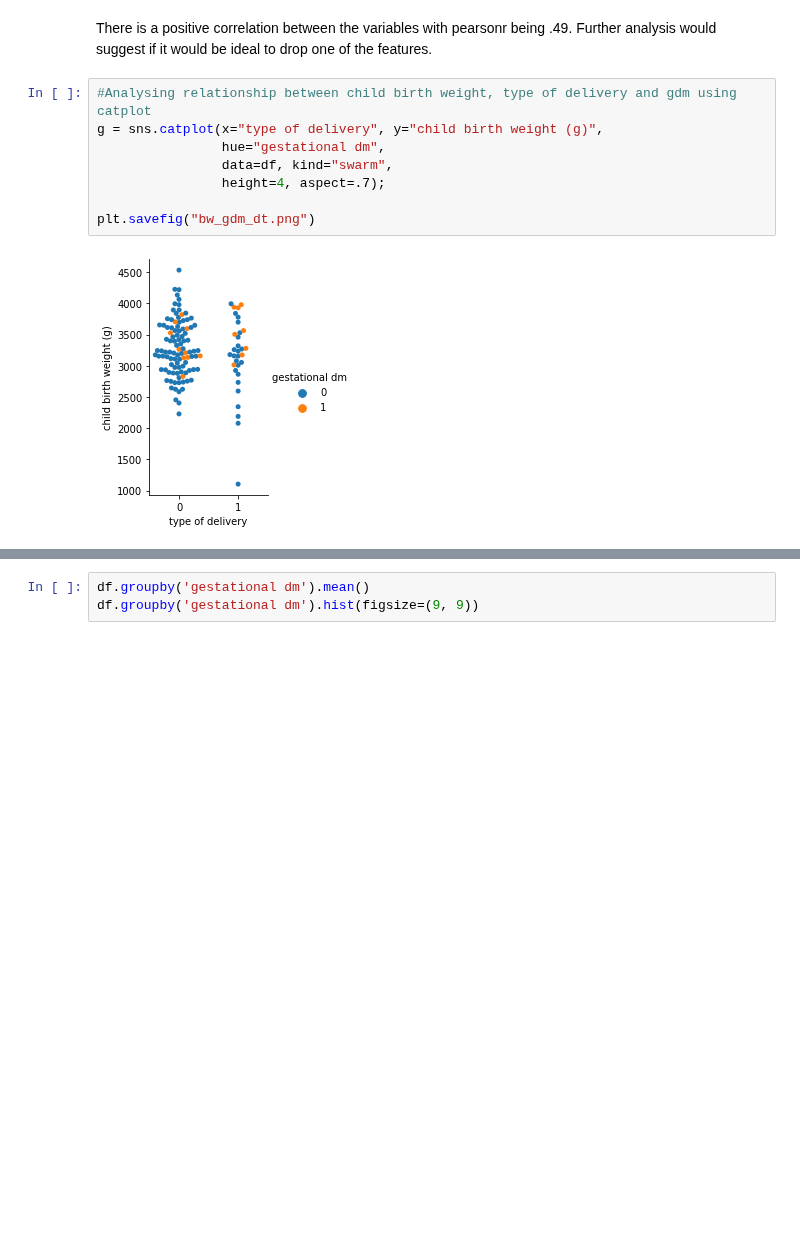
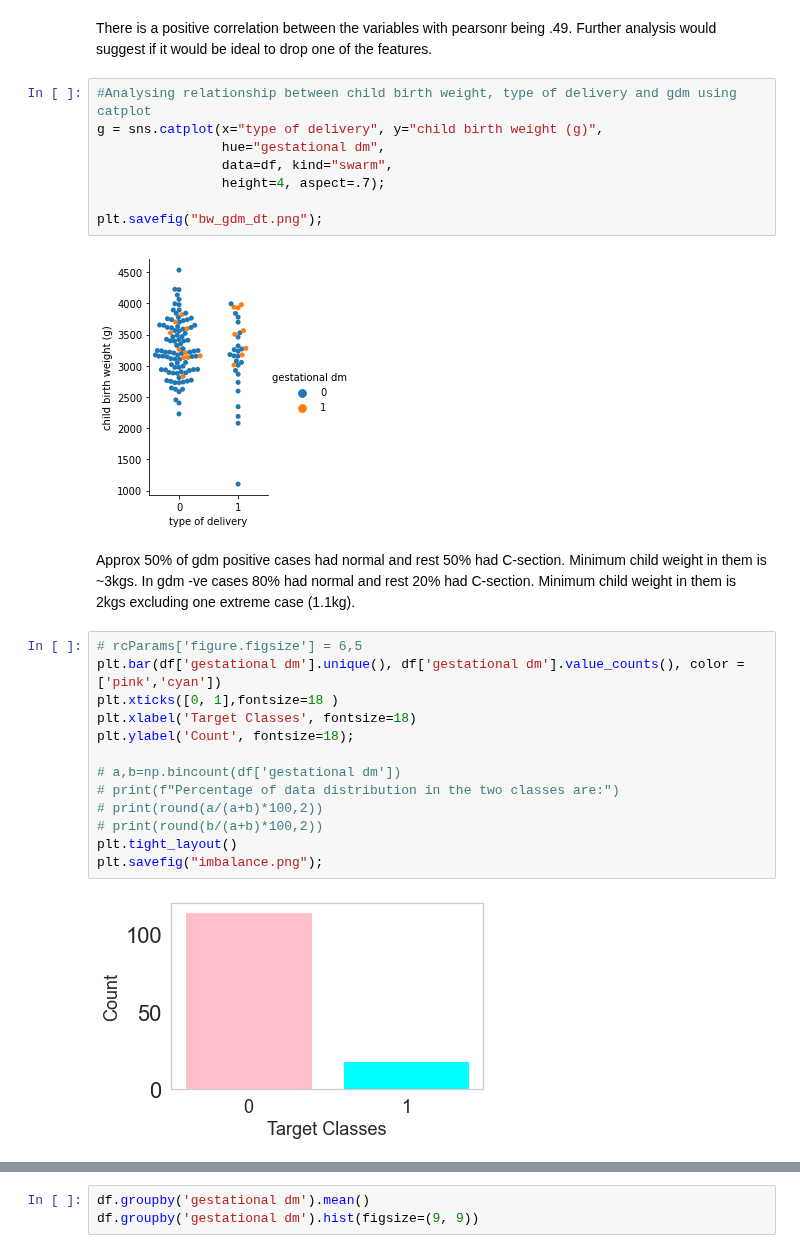
Before and after one commit to Harmeet2504/Insight_Health, a Jupyter notebook: notebooks/EDA.ipynb, the cells around one changed output, grey strips where cells are left out. Drawn from its saved outputs; the diff is of its cells as text; blank space fills up the shorter version.

```diff
--- a/notebooks/EDA.ipynb
+++ b/notebooks/EDA.ipynb
@@ -176,6 +175,23 @@ g = sns.catplot(x="type of delivery", y="child birth weight (g)",
                 data=df, kind="swarm",
                 height=4, aspect=.7);
 
-plt.savefig("bw_gdm_dt.png")
+plt.savefig("bw_gdm_dt.png");
 # %% [output]
 [figure]
+# %% [markdown]
+Approx 50% of gdm positive cases had normal and rest 50% had C-section. Minimum child weight in  them is ~3kgs. In gdm -ve cases 80% had normal and rest 20% had C-section. Minimum child weight in  them is 2kgs excluding one extreme case (1.1kg).
+# %%
+# rcParams['figure.figsize'] = 6,5
+plt.bar(df['gestational dm'].unique(), df['gestational dm'].value_counts(), color = ['pink','cyan'])
+plt.xticks([0, 1],fontsize=18 )
+plt.xlabel('Target Classes', fontsize=18)
+plt.ylabel('Count', fontsize=18);
+
+# a,b=np.bincount(df['gestational dm'])
+# print(f"Percentage of data distribution in the two classes are:")
+# print(round(a/(a+b)*100,2))
+# print(round(b/(a+b)*100,2))
+plt.tight_layout()
+plt.savefig("imbalance.png");
+# %% [output]
+[figure, added]
```
Also changed, not shown: parts of 25 cells of this notebook.
